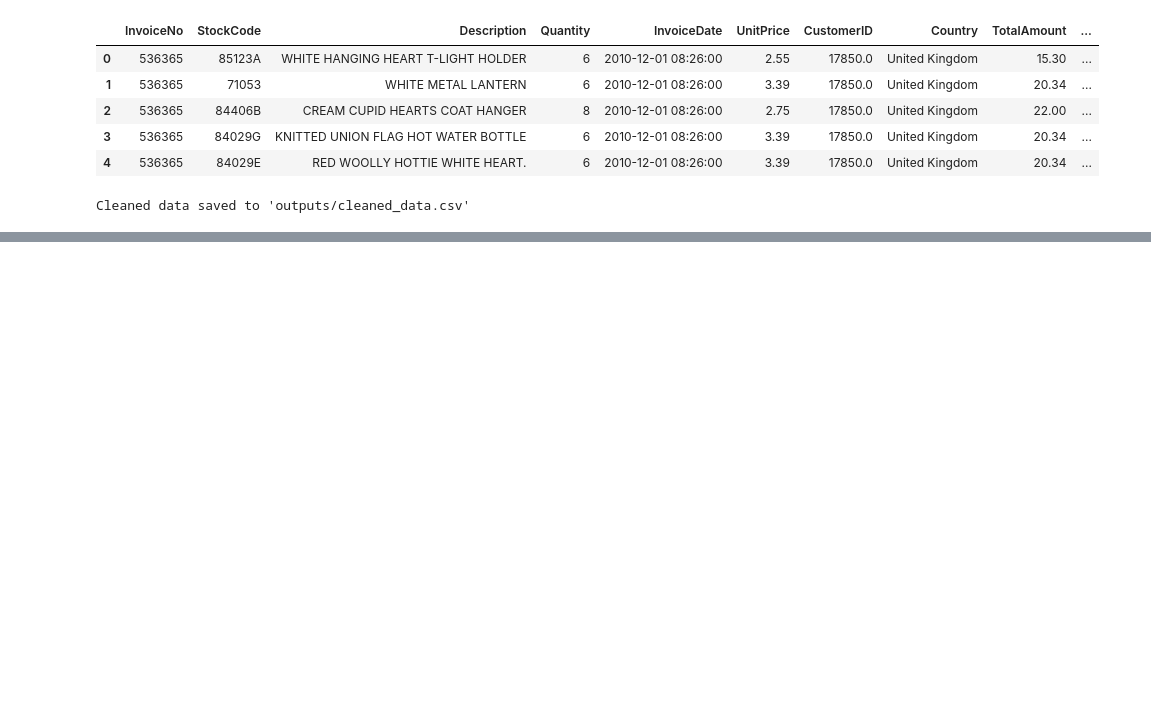
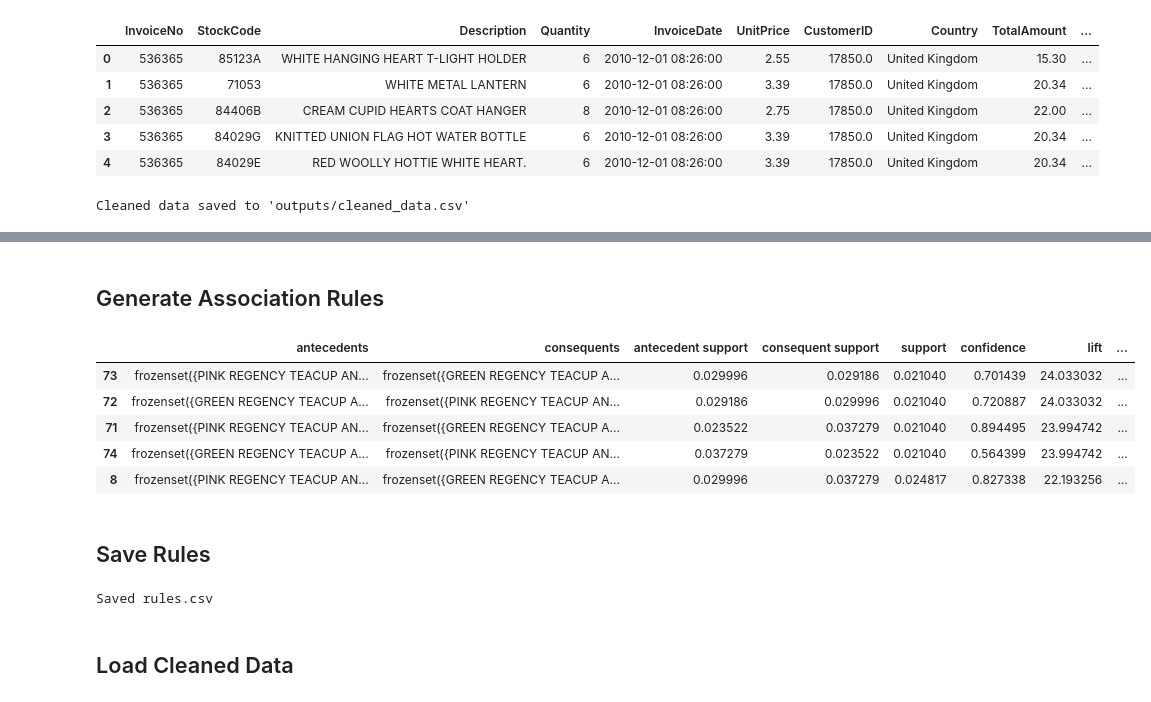
Before and after one commit to harishy0406/RetailMiner, a Jupyter notebook: notebook/preprocessing.ipynb, the cells around one changed output, grey strips where cells are left out. Cells and saved outputs as stored; diff of their text form; code cells hidden in the pictures; blank space fills up the shorter version.

```diff
--- a/notebook/preprocessing.ipynb
+++ b/notebook/preprocessing.ipynb
@@ -99,0 +356,3 @@ Cleaned data saved to 'outputs/cleaned_data.csv'
+# %%
+df = pd.read_csv("../outputs/cleaned_data.csv")
+df.head()
@@ -99,0 +371,11 @@ Cleaned data saved to 'outputs/cleaned_data.csv'
+# %%
+basket = (
+    df.groupby(['InvoiceNo', 'Description'])['Quantity']
+      .sum()
+      .unstack()
+      .fillna(0)
+)
+
+basket = (basket > 0).astype(int)
+
+basket.head()
@@ -99,0 +402,4 @@ Cleaned data saved to 'outputs/cleaned_data.csv'
+# %%
+from mlxtend.frequent_patterns import apriori, association_rules
+frequent_items = apriori(basket, min_support=0.02, use_colnames=True)
+frequent_items.head()
@@ -99,0 +413,26 @@ Cleaned data saved to 'outputs/cleaned_data.csv'
+# %% [markdown]
+## Generate Association Rules
+# %%
+rules = association_rules(
+    frequent_items,
+    metric="lift",
+    min_threshold=1
+)
+rules = rules.sort_values('lift', ascending=False)
+rules.head()
+# %% [output]
+|  | antecedents | consequents | antecedent support | consequent support | support | confidence | lift | ... |
+| 73 | frozenset({PINK REGENCY TEACUP AN... | frozenset({GREEN REGENCY TEACUP A... | 0.029996 | 0.029186 | 0.021040 | 0.701439 | 24.033032 | ... |
+| 72 | frozenset({GREEN REGENCY TEACUP A... | frozenset({PINK REGENCY TEACUP AN... | 0.029186 | 0.029996 | 0.021040 | 0.720887 | 24.033032 | ... |
+| 71 | frozenset({PINK REGENCY TEACUP AN... | frozenset({GREEN REGENCY TEACUP A... | 0.023522 | 0.037279 | 0.021040 | 0.894495 | 23.994742 | ... |
+| 74 | frozenset({GREEN REGENCY TEACUP A... | frozenset({PINK REGENCY TEACUP AN... | 0.037279 | 0.023522 | 0.021040 | 0.564399 | 23.994742 | ... |
+| 8 | frozenset({PINK REGENCY TEACUP AN... | frozenset({GREEN REGENCY TEACUP A... | 0.029996 | 0.037279 | 0.024817 | 0.827338 | 22.193256 | ... |
+# %% [markdown]
+## Save Rules
+# %%
+rules.to_csv("../outputs/rules.csv", index=False)
+print("Saved rules.csv")
+# %% [output]
+Saved rules.csv
+# %% [markdown]
+## Load Cleaned Data
```
Also changed, not shown: parts of 69 cells of this notebook.
